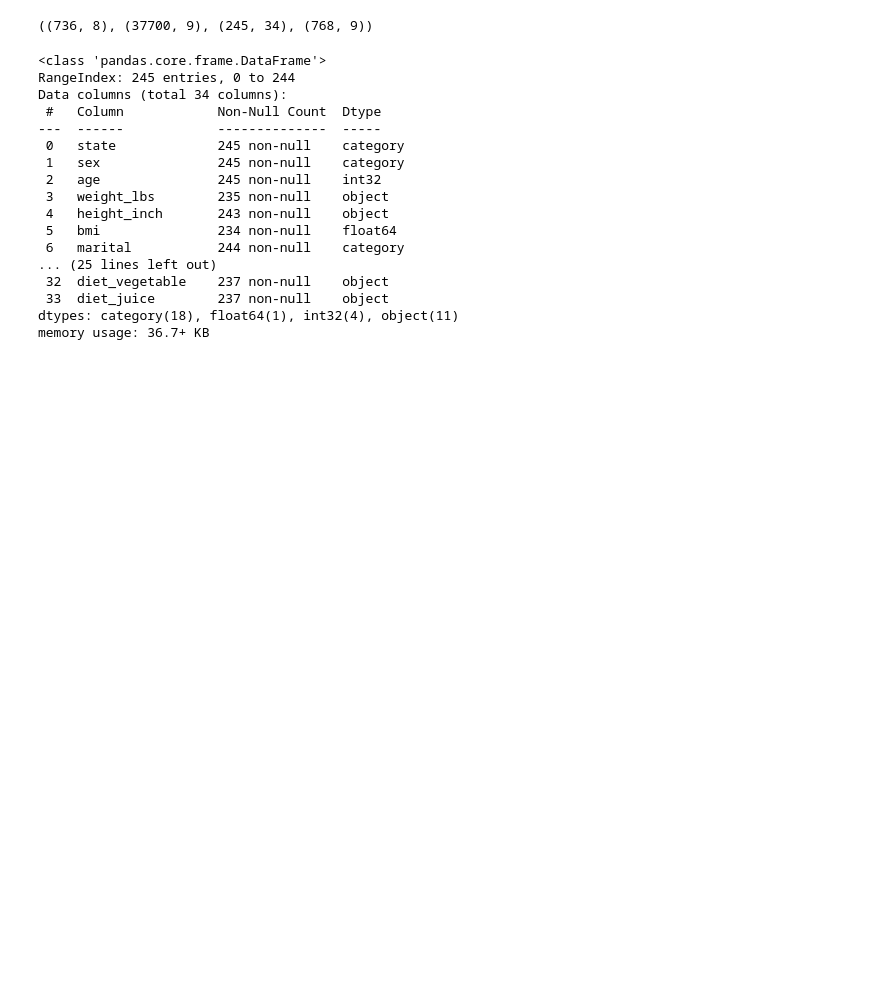
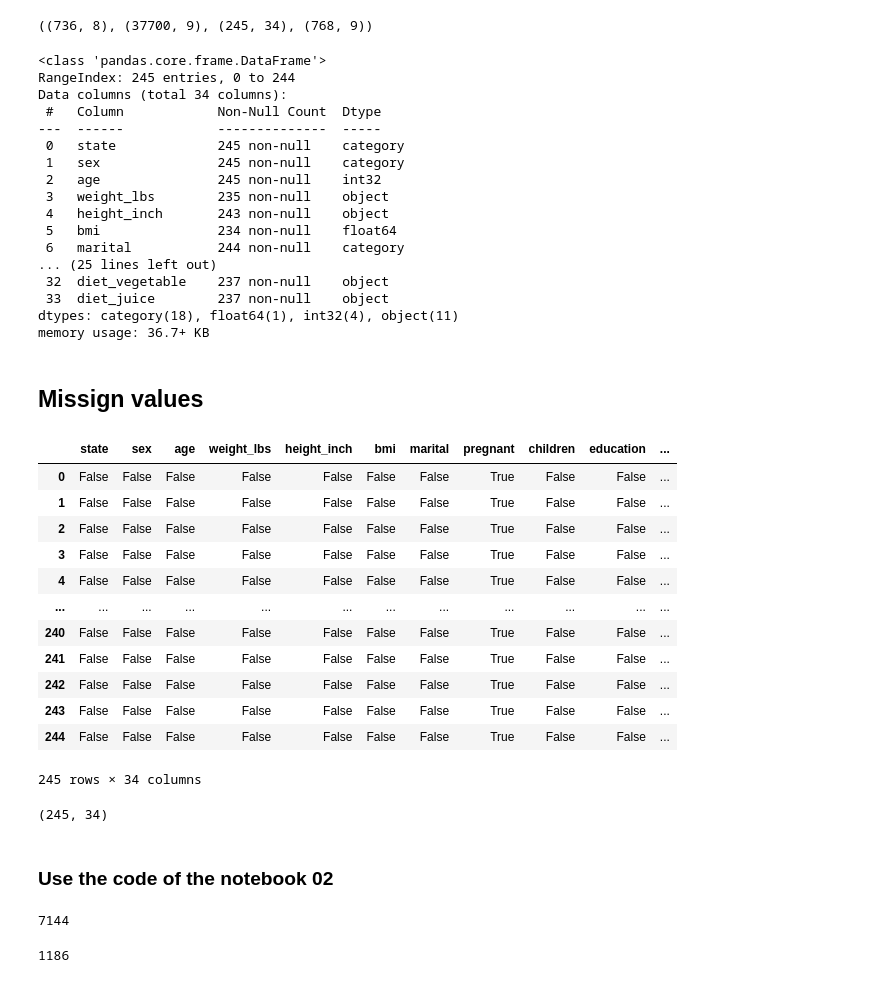
Before and after one commit to Monkey8596/Missing_data_handling-, a Jupyter notebook: notebooks/00Live_exploration.ipynb, the cells around one changed output. Cells and saved outputs as stored; diff of their text form; code cells hidden in the pictures; blank space fills up the shorter version.

Commit message:
Explorate the missing values

```diff
--- a/notebooks/00Live_exploration.ipynb
+++ b/notebooks/00Live_exploration.ipynb
@@ -186,3 +186,27 @@ Data columns (total 34 columns):
  33  diet_juice        237 non-null    object
 dtypes: category(18), float64(1), int32(4), object(11)
 memory usage: 36.7+ KB
+# %% [markdown]
+## Missign values
+# %%
+riskfactors_df.isna()
+# %% [output]
+|  | state | sex | age | weight_lbs | height_inch | bmi | marital | pregnant | children | education | ... |
+| 0 | False | False | False | False | False | False | False | True | False | False | ... |
+| 1 | False | False | False | False | False | False | False | True | False | False | ... |
+| 2 | False | False | False | False | False | False | False | True | False | False | ... |
+| 3 | False | False | False | False | False | False | False | True | False | False | ... |
+| 4 | False | False | False | False | False | False | False | True | False | False | ... |
+| ... | ... | ... | ... | ... | ... | ... | ... | ... | ... | ... | ... |
+| 240 | False | False | False | False | False | False | False | True | False | False | ... |
+| 241 | False | False | False | False | False | False | False | True | False | False | ... |
+| 242 | False | False | False | False | False | False | False | True | False | False | ... |
+| 243 | False | False | False | False | False | False | False | True | False | False | ... |
+| 244 | False | False | False | False | False | False | False | True | False | False | ... |
+245 rows × 34 columns
+# %%
+riskfactors_df.shape
+# %% [output]
+(245, 34)
+# %% [markdown]
+### Use the code of the notebook 02
@@ -188,0 +215,8 @@ memory usage: 36.7+ KB
+# %%
+riskfactors_df.missing.number_complete()
+# %% [output]
+7144
+# %%
+riskfactors_df.missing.number_missing()
+# %% [output]
+1186
```
Also changed, not shown: parts of 7 cells of this notebook, 1 other file.
